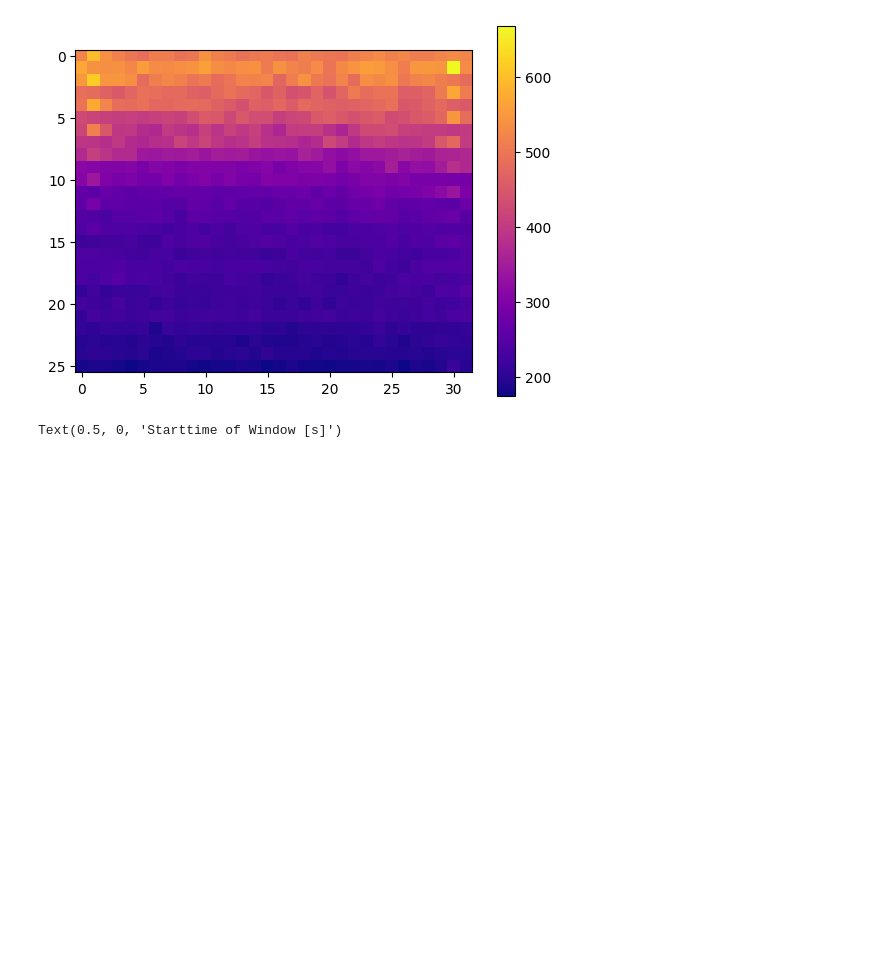
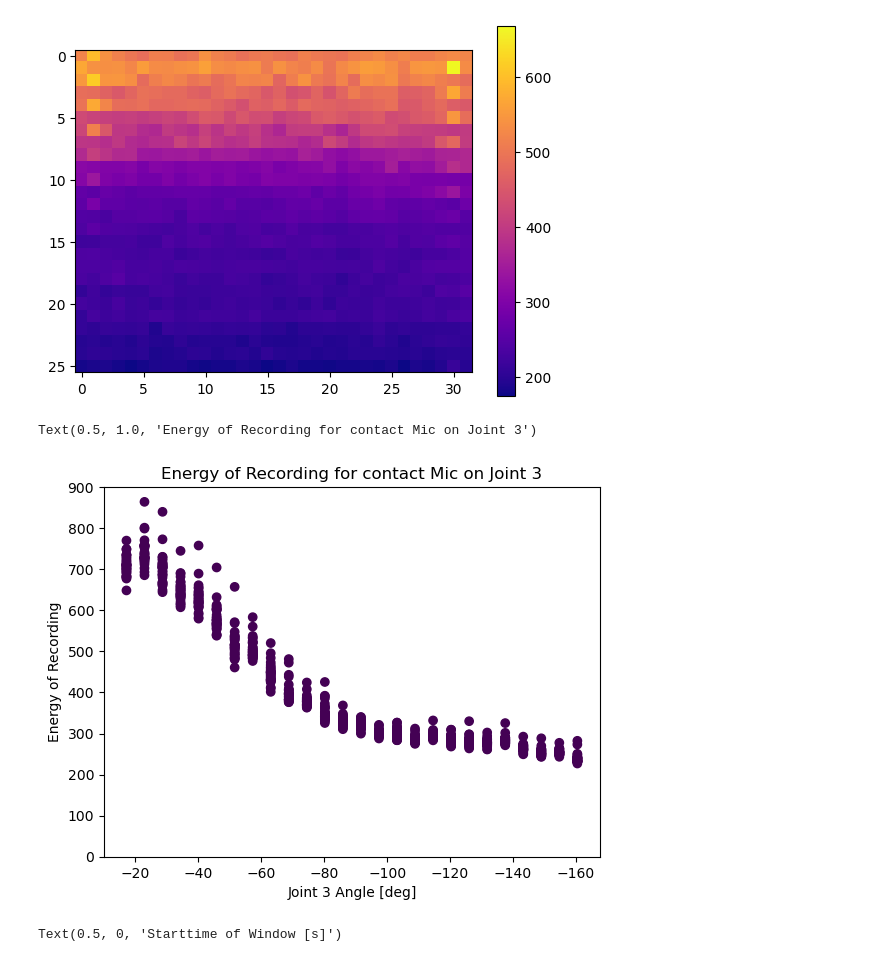
Before and after one commit to Tilman-Burghoff/acoustic-sensing, a Jupyter notebook: experiment3/data_exploration_contact_joint3.ipynb, the cells around one changed output. Saved outputs shown, nothing was run; the diff lists cells and outputs as text; code cells hidden in the pictures; blank space fills up the shorter version.

```diff
--- a/experiment3/data_exploration_contact_joint3.ipynb
+++ b/experiment3/data_exploration_contact_joint3.ipynb
@@ -49,6 +49,8 @@ len(np.unique(recordings[:,:,0]))
 # %% [output]
 6117
 # %%
+
+normalized_recording = recordings[:,:,0]/np.max(np.abs(recordings[:,:,0]))
 energy = np.sum(normalized_recording**2, axis=1)
 grid = np.full((26,32), np.nan)
 x_poses = []
@@ -104,6 +106,16 @@ plt.colorbar()
 802 214.61361041920628
 <matplotlib.colorbar.Colorbar at 0x...>
 [figure]
+# %%
+plt.scatter(np.rad2deg(labels.q_3), energy, c=labels.session_id)
+plt.ylim(0,900)
+plt.gca().xaxis.set_inverted(True)
+plt.ylabel("Energy of Recording")
+plt.xlabel("Joint 3 Angle [deg]")
+plt.title("Energy of Recording for contact Mic on Joint 3")
+# %% [output]
+Text(0.5, 1.0, 'Energy of Recording for contact Mic on Joint 3')
+[figure, added]
 # %%
 plt.plot(np.arange(len(averaged_energy))/16000, energy_per_record[773])
 plt.title("Energy of Windowed Signal")
```
Also changed, not shown: parts of 1 cell of this notebook, 20 other files.
